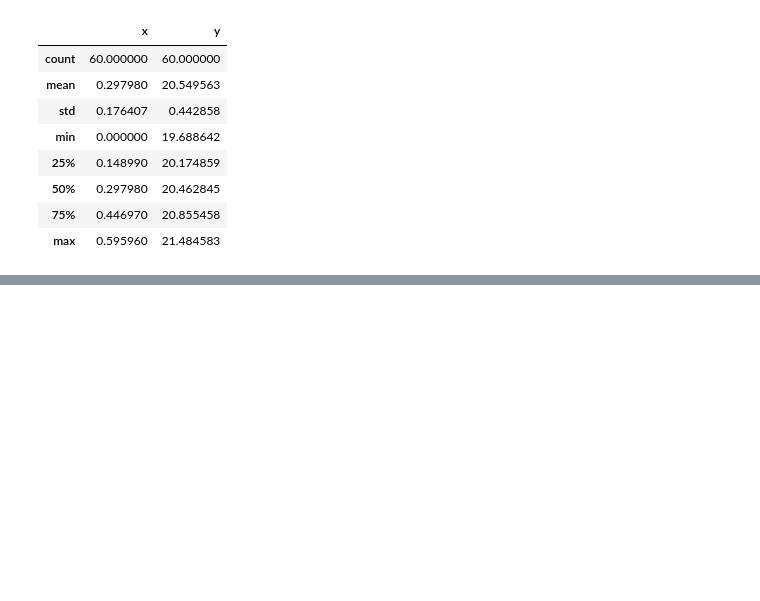
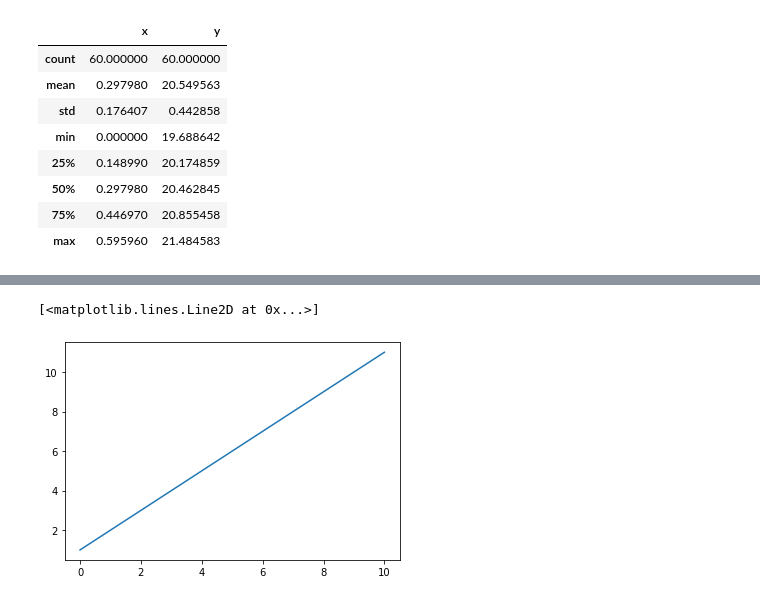
Before and after one commit to Valemos/ml_labs, a Jupyter notebook: lab1_linear_regression.ipynb, the cells around one changed output, grey strips where cells are left out. Drawn from its saved outputs; the diff is of its cells as text; code cells hidden in the pictures; blank space fills up the shorter version.

```diff
--- a/lab1_linear_regression.ipynb
+++ b/lab1_linear_regression.ipynb
@@ -39,0 +42,3 @@ plt.scatter(data_train["x"], data_train["y"])
+# %%
+def model(x, w):
+    return w[1] * x + w[0]
@@ -39,0 +51,6 @@ plt.scatter(data_train["x"], data_train["y"])
+# %%
+xx = np.linspace(0, 10, 20)
+plt.plot(xx, model(xx, np.array([1, 1])))
+# %% [output]
+[<matplotlib.lines.Line2D at 0x...>]
+[figure, added]
```
Also changed, not shown: parts of 17 cells of this notebook, 1 other file.
